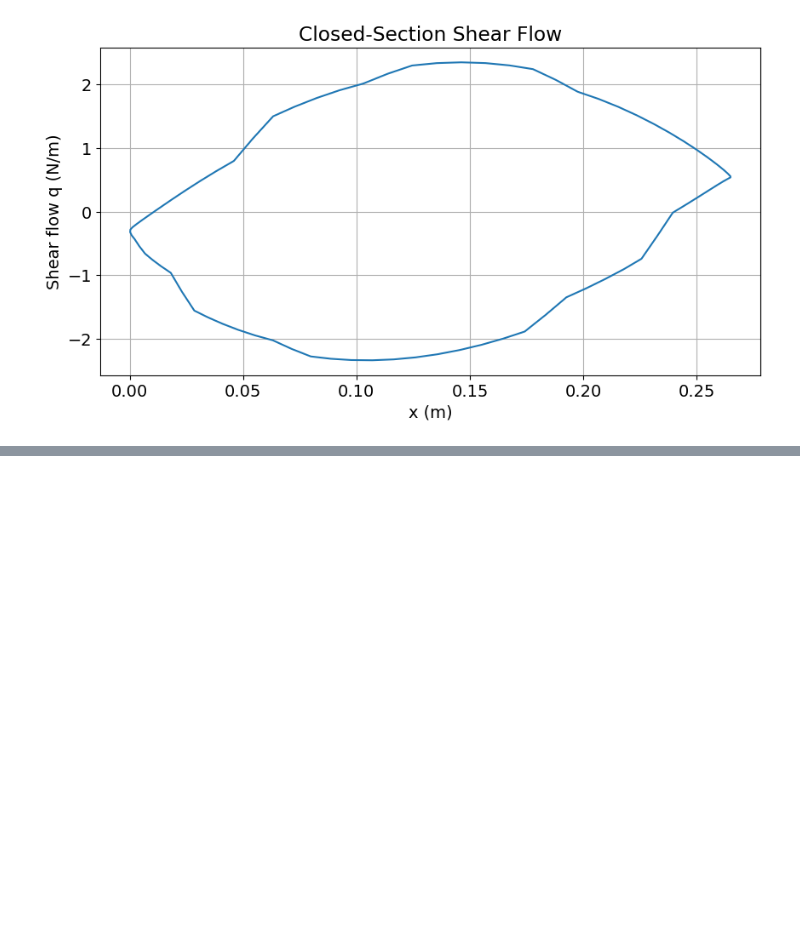
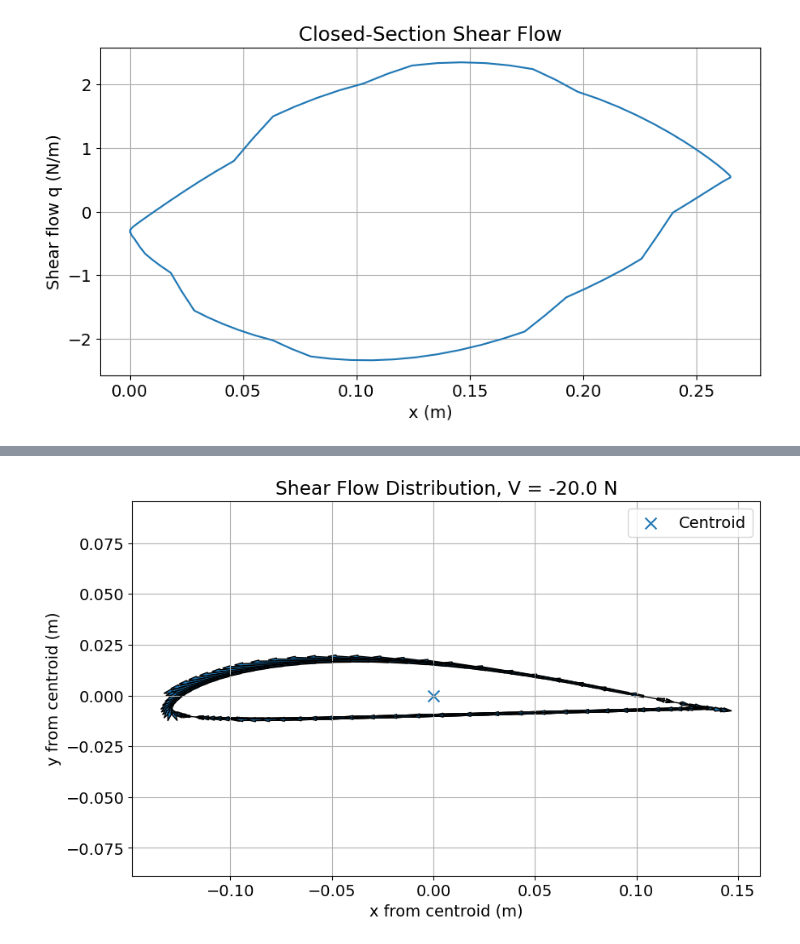
Before and after one commit to abhijeetmangela/skunk_works, a Jupyter notebook: AS5100_MP/shear_center_corrected.ipynb, the cells around one changed output, grey strips where cells are left out. Drawn from its saved outputs; the diff is of its cells as text; code cells hidden in the pictures; blank space fills up the shorter version.

```diff
--- a/AS5100_MP/shear_center_corrected.ipynb
+++ b/AS5100_MP/shear_center_corrected.ipynb
@@ -416,0 +403,7 @@ The present code places those stringer boom areas at the nearest airfoil nodes.
+# %%
+shear_force_actual = -20 # till our spar position
+Xref = 0.25
+Cmref = -0.073
+CL = 0.72
+Xcp = Xref - Cmref/CL
+print(f"Chordwise Position of Center of Pressure (from LE) = {Xcp:.2g}")
@@ -416,0 +469,68 @@ The present code places those stringer boom areas at the nearest airfoil nodes.
+# %%
+# ================================================================
+# SHEAR FLOW PLOT
+# ================================================================
+
+x_panel = 0.5 * (
+    x_c + np.roll(x_c, -1)
+)
+
+y_panel = 0.5 * (
+    y_c + np.roll(y_c, -1)
+)
+
+plt.figure(figsize=(10, 6))
+
+plt.plot(
+    x_panel,
+    y_panel,
+    'k-',
+    linewidth=1
+)
+
+# Scale arrows so they are visible
+scale = 0.05 / np.max(np.abs(q_final))
+
+for i in range(len(q_final)):
+
+    dx_panel = np.roll(x_c, -1)[i] - x_c[i]
+    dy_panel = np.roll(y_c, -1)[i] - y_c[i]
+
+    length = np.hypot(dx_panel, dy_panel)
+
+    # Unit tangent
+    tx = dx_panel / length
+    ty = dy_panel / length
+
+    # Arrow direction follows sign of q
+    arrow_length = q_final[i] * scale
+
+    plt.arrow(
+        x_panel[i],
+        y_panel[i],
+        tx * arrow_length,
+        ty * arrow_length,
+        head_width=0.002,
+        head_length=0.004,
+        length_includes_head=True
+    )
+
+plt.scatter(
+    0,
+    0,
+    marker='x',
+    s=100,
+    label='Centroid'
+)
+
+plt.axis('equal')
+plt.xlabel('x from centroid (m)')
+plt.ylabel('y from centroid (m)')
+plt.title(
+    f'Shear Flow Distribution, V = {shear_force_actual:.1f} N'
+)
+plt.grid()
+plt.legend()
+plt.show()
+# %% [output]
+[figure, added]
```
Also changed, not shown: parts of 7 cells of this notebook, 2 other files.
